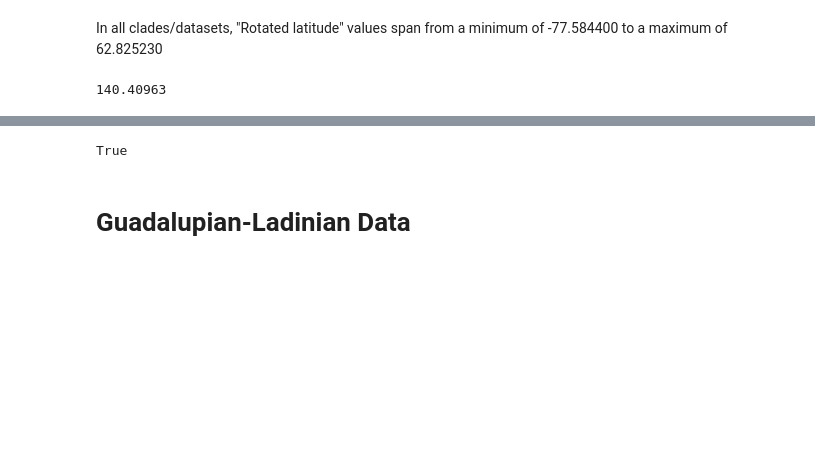
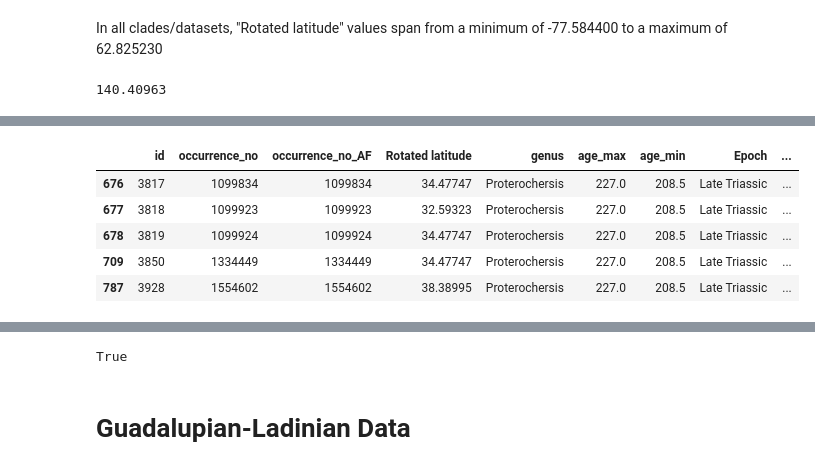
Before and after one commit to shelleylwang/pt_diversity_rates, a Jupyter notebook: updated_occurrence_analyses/data/eda.ipynb, the cells around one changed output, grey strips where cells are left out. Saved outputs shown, nothing was run; the diff lists cells and outputs as text; code cells hidden in the pictures; blank space fills up the shorter version.

```diff
--- a/updated_occurrence_analyses/data/eda.ipynb
+++ b/updated_occurrence_analyses/data/eda.ipynb
@@ -594,0 +660,9 @@ Dicynodontoides  -63.159480 -42.237170   20.922310
+# %%
+pt_reptilia_all_filtered_spellchecked_lats_dropped[pt_reptilia_all_filtered_spellchecked_lats_dropped['genus'] == 'Proterochersis']
+# %% [output]
+|  | id | occurrence_no | occurrence_no_AF | Rotated latitude | genus | age_max | age_min | Epoch | ... |
+| 676 | 3817 | 1099834 | 1099834 | 34.47747 | Proterochersis | 227.0 | 208.5 | Late Triassic | ... |
+| 677 | 3818 | 1099923 | 1099923 | 32.59323 | Proterochersis | 227.0 | 208.5 | Late Triassic | ... |
+| 678 | 3819 | 1099924 | 1099924 | 34.47747 | Proterochersis | 227.0 | 208.5 | Late Triassic | ... |
+| 709 | 3850 | 1334449 | 1334449 | 34.47747 | Proterochersis | 227.0 | 208.5 | Late Triassic | ... |
+| 787 | 3928 | 1554602 | 1554602 | 38.38995 | Proterochersis | 227.0 | 208.5 | Late Triassic | ... |
```
Also changed, not shown: parts of 11 cells of this notebook.
